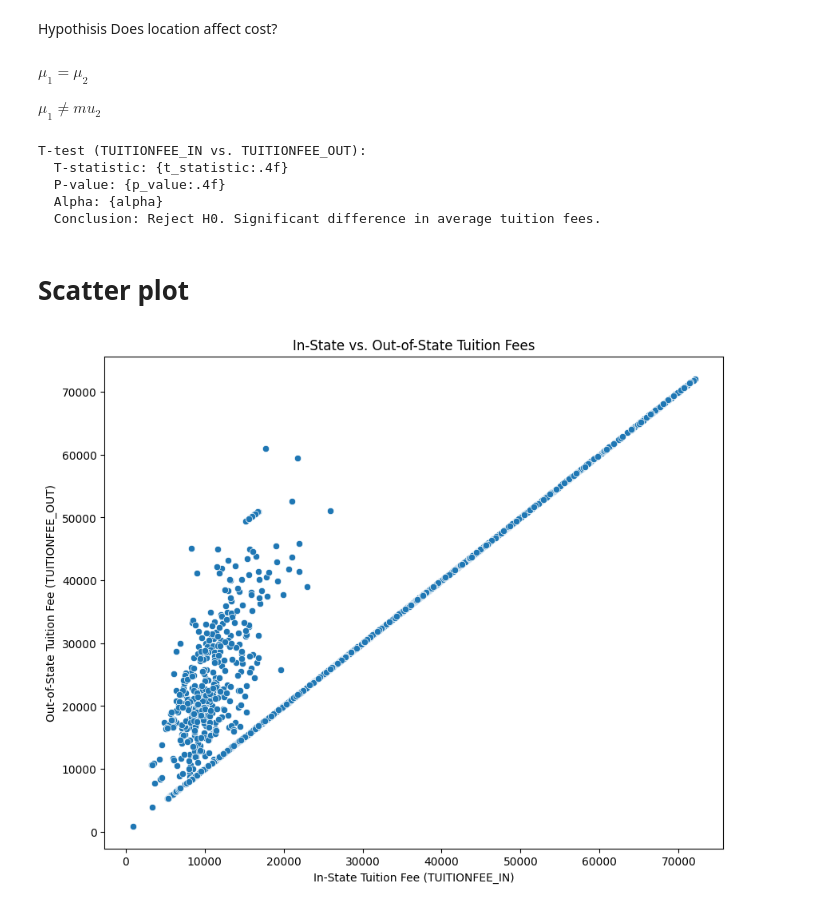
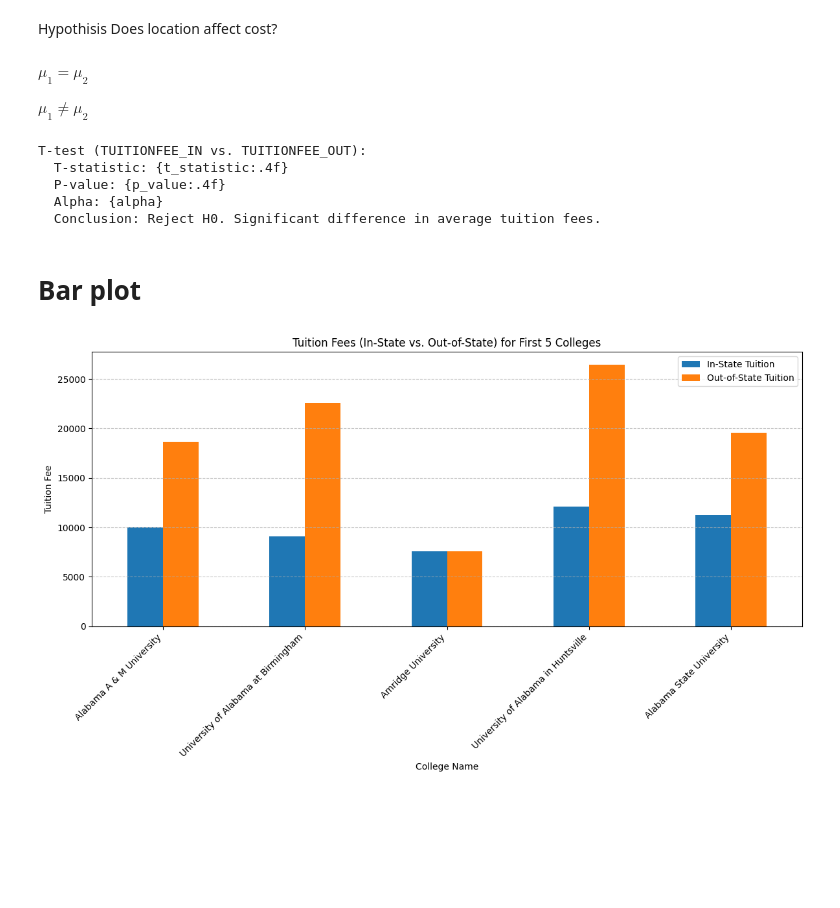
Before and after one commit to jbranca2011-creator/dsrp_2, a Jupyter notebook: Research_project.ipynb, the cells around one changed output. Cells and saved outputs as stored; diff of their text form; code cells hidden in the pictures; blank space fills up the shorter version.

```diff
--- a/Research_project.ipynb
+++ b/Research_project.ipynb
@@ -187,7 +170,7 @@ Does location affect cost?
 # %% [markdown]
 $\mu_1 = \mu_2$
 
-$\mu_1 \neq mu_2$
+$\mu_1 \neq \mu_2$
 # %%
 from scipy import stats
 
@@ -213,19 +196,24 @@ T-test (TUITIONFEE_IN vs. TUITIONFEE_OUT):
   Alpha: {alpha}
   Conclusion: Reject H0. Significant difference in average tuition fees.
 # %% [markdown]
-# **Scatter plot**
+# **Bar plot**
-# %%
-import matplotlib.pyplot as plt
-import seaborn as sns
-
-plt.figure(figsize=(10, 8))
-sns.scatterplot(x='TUITIONFEE_IN', y='TUITIONFEE_OUT', data=college_df_filled)
-
-plt.title('In-State vs. Out-of-State Tuition Fees')
-plt.xlabel('In-State Tuition Fee (TUITIONFEE_IN)')
-plt.ylabel('Out-of-State Tuition Fee (TUITIONFEE_OUT)')
-plt.axis('tight')
-
-plt.show()
-# %% [output]
-[figure, removed]
+# %%
+import matplotlib.pyplot as plt
+
+data_to_plot = college_df_filled.head(5)[['INSTNM', 'TUITIONFEE_IN', 'TUITIONFEE_OUT']]
+
+data_to_plot = data_to_plot.set_index('INSTNM')
+
+data_to_plot.plot(kind='bar', figsize=(12, 7))
+
+plt.title('Tuition Fees (In-State vs. Out-of-State) for First 5 Colleges')
+plt.xlabel('College Name')
+plt.ylabel('Tuition Fee')
+plt.xticks(rotation=45, ha='right')
+plt.legend(['In-State Tuition', 'Out-of-State Tuition'])
+plt.grid(axis='y', linestyle='--', alpha=0.7)
+
+plt.tight_layout()
+plt.show()
+# %% [output]
+[figure, added]
```
Also changed, not shown: parts of 1 cell of this notebook.
